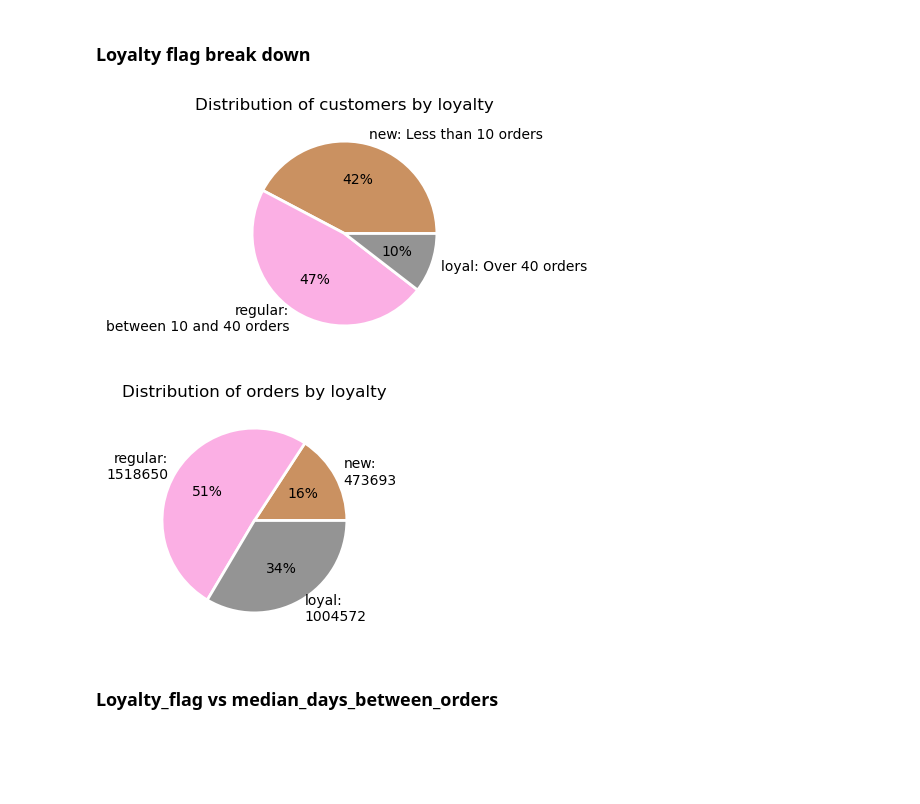
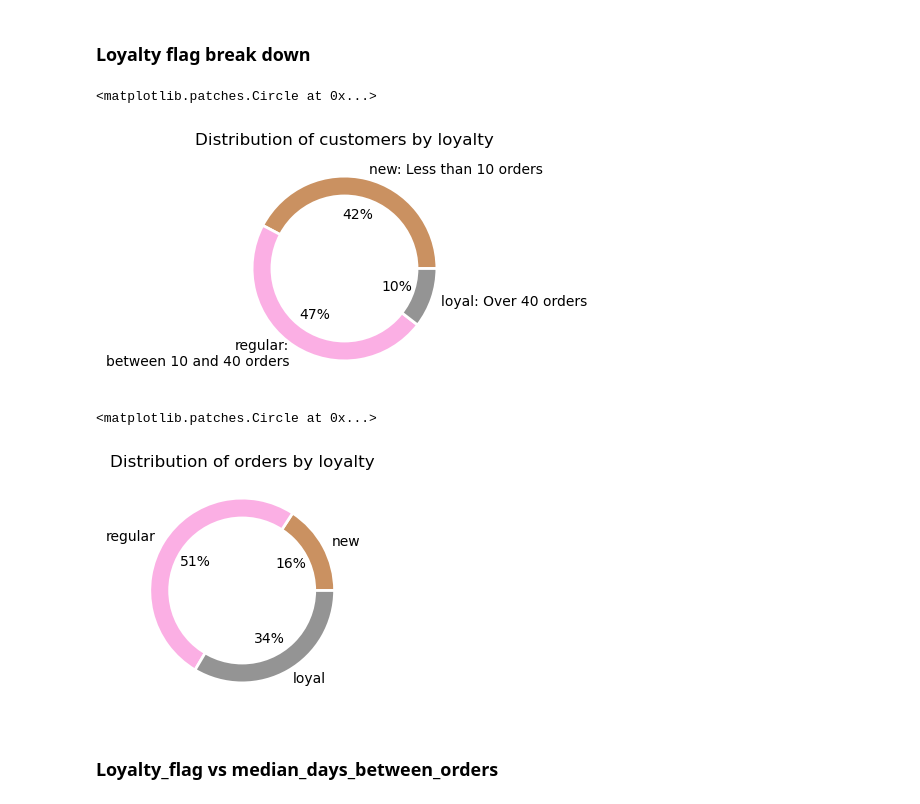
Before and after one commit to NevesFernandes/instacart, a Jupyter notebook: 3_Scripts/4_10_Coding_Etiquette_and_Excel_Reporting.ipynb, the cells around one changed output. Cells and saved outputs as stored; diff of their text form; code cells hidden in the pictures; blank space fills up the shorter version.

Commit message:
Update pie charts to donut charts

```diff
--- a/3_Scripts/4_10_Coding_Etiquette_and_Excel_Reporting.ipynb
+++ b/3_Scripts/4_10_Coding_Etiquette_and_Excel_Reporting.ipynb
@@ -714,19 +720,25 @@ pie_loyalty_customers_1 = df_to_display.plot.pie(autopct=('%1.0f%%'), colors = s
                                                  wedgeprops={'linewidth': 2, 'edgecolor': 'white'},
                                                  legend=None, ylabel='', title='Distribution of customers by loyalty',
                                                  labels =['new: Less than 10 orders', 'regular:\nbetween 10 and 40 orders', 'loyal: Over 40 orders'])
+center_circle = plt.Circle((0,0), 0.8, fc='white')
+plt.gca().add_artist(center_circle)
 # %% [output]
+<matplotlib.patches.Circle at 0x...>
-[figure, old version]
+[figure, new version]
 # %%
 # distribution of the amount of orders placed by these 3 layers of loyalty customers
 
 plt.figure(figsize=(3,3))
 df_to_display = df_orders['loyalty_flag'].value_counts().sort_index()
 pie_loyalty_customers_2 = df_to_display.plot.pie(autopct=('%1.0f%%'), colors = sns.color_palette("colorblind")[5:8],
                                                wedgeprops={'linewidth': 2, 'edgecolor': 'white'},
                                                legend=None, ylabel='', title='Distribution of orders by loyalty',
-                                               labels =['new:\n' + df_to_display[1].astype(str), 'regular:\n'+ df_to_display[2].astype(str), 'loyal:\n' + df_to_display[3].astype(str)])
+                                               labels =['new', 'regular', 'loyal'])
+center_circle = plt.Circle((0,0), 0.8, fc='white')
+plt.gca().add_artist(center_circle)
 # %% [output]
+<matplotlib.patches.Circle at 0x...>
-[figure, old version]
+[figure, new version]
 # %% [markdown]
 ### Loyalty_flag vs median_days_between_orders
 # %%
```
Also changed, not shown: parts of 5 cells of this notebook, 11 other files.
